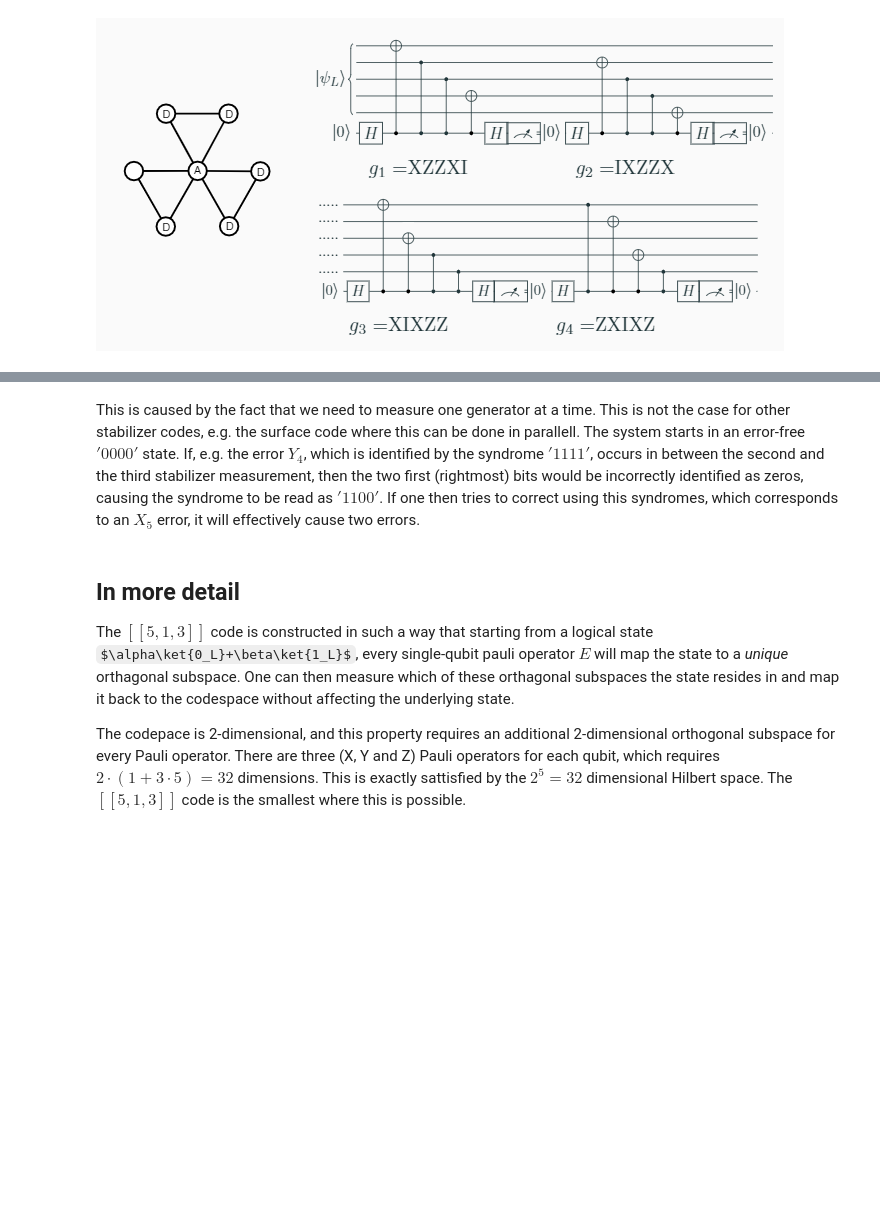
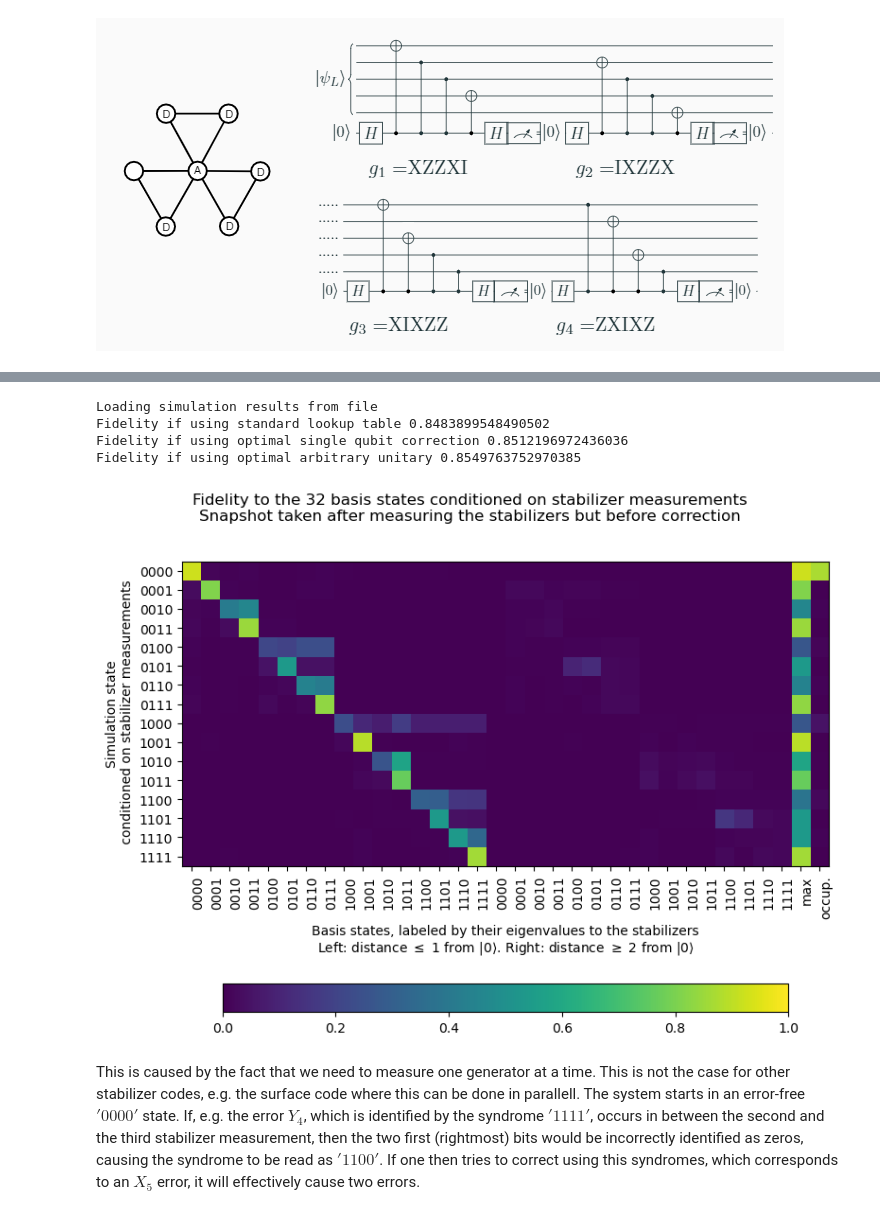
Before and after one commit to Serock3/Master-Thesis-QEC-simulation, a Jupyter notebook: decoding_errors.ipynb, the cells around one changed output, grey strips where cells are left out. Cells and saved outputs as stored; diff of their text form; code cells hidden in the pictures; some formulas as TeX source; blank space fills up the shorter version.

```diff
--- a/decoding_errors.ipynb
+++ b/decoding_errors.ipynb
@@ -93 +100,28 @@ decoding_errors.plot_overlap(results2, times2,title='QEC where the stabilizers a
+# %%
+# Here, we turn off the recovery step (the stabilizers are still measured) but tell
+# the simulator to condition the density matrix snapshots on the measurement outcomes
+kwargs = dict(kwargs, n_cycles=2, recovery=False,
+              conditional=True, idle_snapshots=2)
+
+# Conditioning the snapshots requires more shots
+n_shots = 1024*8
+
+results, times = default_simulate_persist_to_file(
+    kwargs, T1, T2, gate_times, n_shots, file_name=file_name, overwrite=overwrite, save_to_file=save_to_file)
+
+# Post select
+previous_keys = []
+# TODO: Explain here
+backtrack_measurement = 0
+# If this is enabled, check the overlap to the distance <= 1 subspace instead of just |0_L>
+check_overlap_to_distance_1 = False
+
+decoding_errors.plot_correction_matrix(
+    results, previous_keys, backtrack_measurement, check_overlap_to_distance_1, **kwargs)
+# %% [output]
+Loading simulation results from file
+Fidelity if using standard lookup table 0.8483899548490502
+Fidelity if using optimal single qubit correction 0.8512196972436036
+Fidelity if using optimal arbitrary unitary 0.8549763752970385
+[figure, added]
 # %% [markdown]
@@ -94,6 +129 @@ decoding_errors.plot_overlap(results2, times2,title='QEC where the stabilizers a
 This is caused by the fact that we need to measure one generator at a time. This is not the case for other stabilizer codes, e.g. the surface code where this can be done in parallell. The system starts in an error-free $'0000'$ state. If, e.g. the error $Y_4$, which is identified by the syndrome $'1111'$, occurs in between the second and the third stabilizer measurement, then the two first (rightmost) bits would be incorrectly identified as zeros, causing the syndrome to be read as $'1100'$. If one then tries to correct using this syndromes, which corresponds to an $X_5$ error, it will effectively cause two errors.
-# %% [markdown]
-## In more detail
-The $[\![5,1,3]\!]$ code is constructed in such a way that starting from a logical state $\alpha\ket{0_L}+\beta\ket{1_L}$, every single-qubit pauli operator $E$ will map the state to a *unique* orthagonal subspace. One can then measure which of these orthagonal subspaces the state resides in and map it back to the codespace without affecting the underlying state.
-
-The codepace is 2-dimensional, and this property requires an additional 2-dimensional orthogonal subspace for every Pauli operator. There are three (X, Y and Z) Pauli operators for each qubit, which requires $2 \cdot (1+3\cdot5) = 32$ dimensions. This is exactly sattisfied by the $2^5=32$ dimensional Hilbert space. The $[\![5,1,3]\!]$ code is the smallest where this is possible.
```
Also changed, not shown: parts of 9 cells of this notebook.
